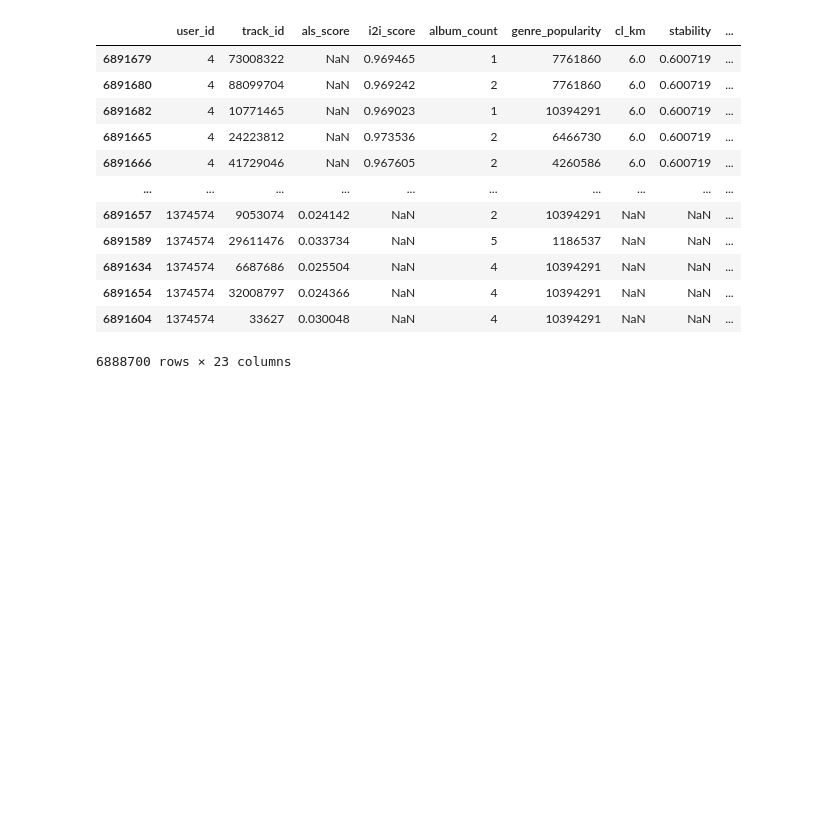
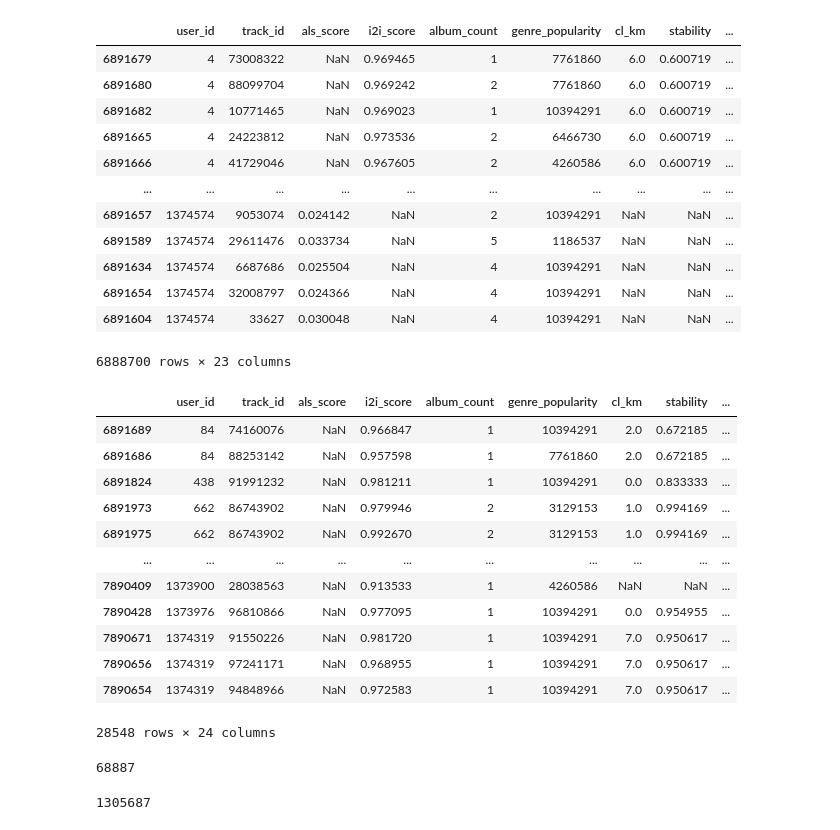
Before and after one commit to Evgenme/mle-recsys-project, a Jupyter notebook: recommendations.ipynb, the cells around one changed output. Saved outputs shown, nothing was run; the diff lists cells and outputs as text; code cells hidden in the pictures; blank space fills up the shorter version.

```diff
--- a/recommendations.ipynb
+++ b/recommendations.ipynb
@@ -2725,3 +2727,19 @@ recommendations
 6888700 rows × 23 columns
 # %%
 recommendations['score'] = recommendations['cb_score']
+# %%
+recommendations[recommendations[['user_id','track_id']].duplicated()]
+# %% [output]
+|  | user_id | track_id | als_score | i2i_score | album_count | genre_popularity | cl_km | stability | ... |
+| 6891689 | 84 | 74160076 | NaN | 0.966847 | 1 | 10394291 | 2.0 | 0.672185 | ... |
+| 6891686 | 84 | 88253142 | NaN | 0.957598 | 1 | 7761860 | 2.0 | 0.672185 | ... |
+| 6891824 | 438 | 91991232 | NaN | 0.981211 | 1 | 10394291 | 0.0 | 0.833333 | ... |
+| 6891973 | 662 | 86743902 | NaN | 0.979946 | 2 | 3129153 | 1.0 | 0.994169 | ... |
+| 6891975 | 662 | 86743902 | NaN | 0.992670 | 2 | 3129153 | 1.0 | 0.994169 | ... |
+| ... | ... | ... | ... | ... | ... | ... | ... | ... | ... |
+| 7890409 | 1373900 | 28038563 | NaN | 0.913533 | 1 | 4260586 | NaN | NaN | ... |
+| 7890428 | 1373976 | 96810866 | NaN | 0.977095 | 1 | 10394291 | 0.0 | 0.954955 | ... |
+| 7890671 | 1374319 | 91550226 | NaN | 0.981720 | 1 | 10394291 | 7.0 | 0.950617 | ... |
+| 7890656 | 1374319 | 97241171 | NaN | 0.968955 | 1 | 10394291 | 7.0 | 0.950617 | ... |
+| 7890654 | 1374319 | 94848966 | NaN | 0.972583 | 1 | 10394291 | 7.0 | 0.950617 | ... |
+28548 rows × 24 columns
@@ -2728,2 +2748,6 @@ recommendations['score'] = recommendations['cb_score']
 # %%
 recommendations.to_parquet("recommendations.parquet")
+# %%
+len (recommendations['user_id'].unique())
+# %% [output]
+68887
@@ -2729,0 +2758,4 @@ recommendations.to_parquet("recommendations.parquet")
+# %%
+len(new_user)
+# %% [output]
+1305687
```
Also changed, not shown: parts of 7 cells of this notebook, 15 other files.
